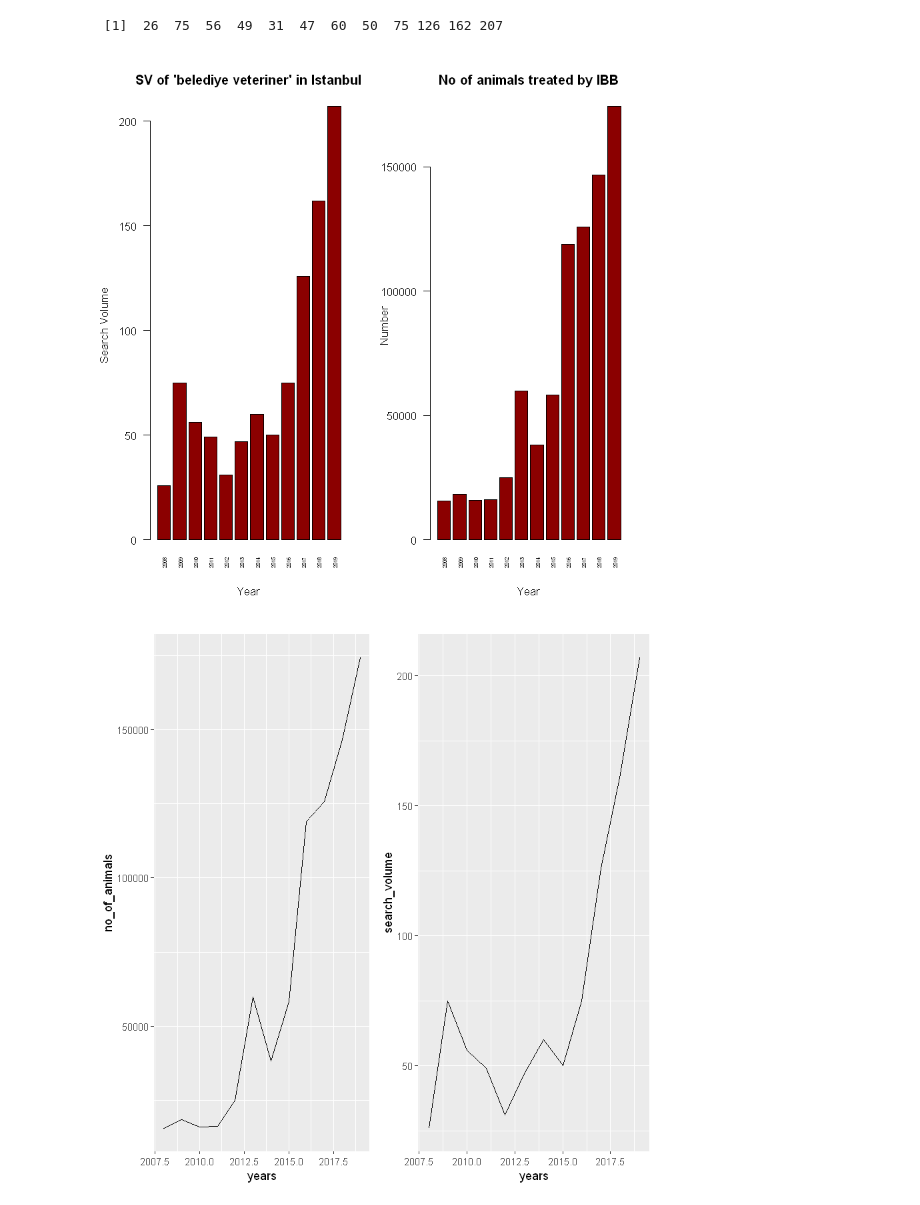
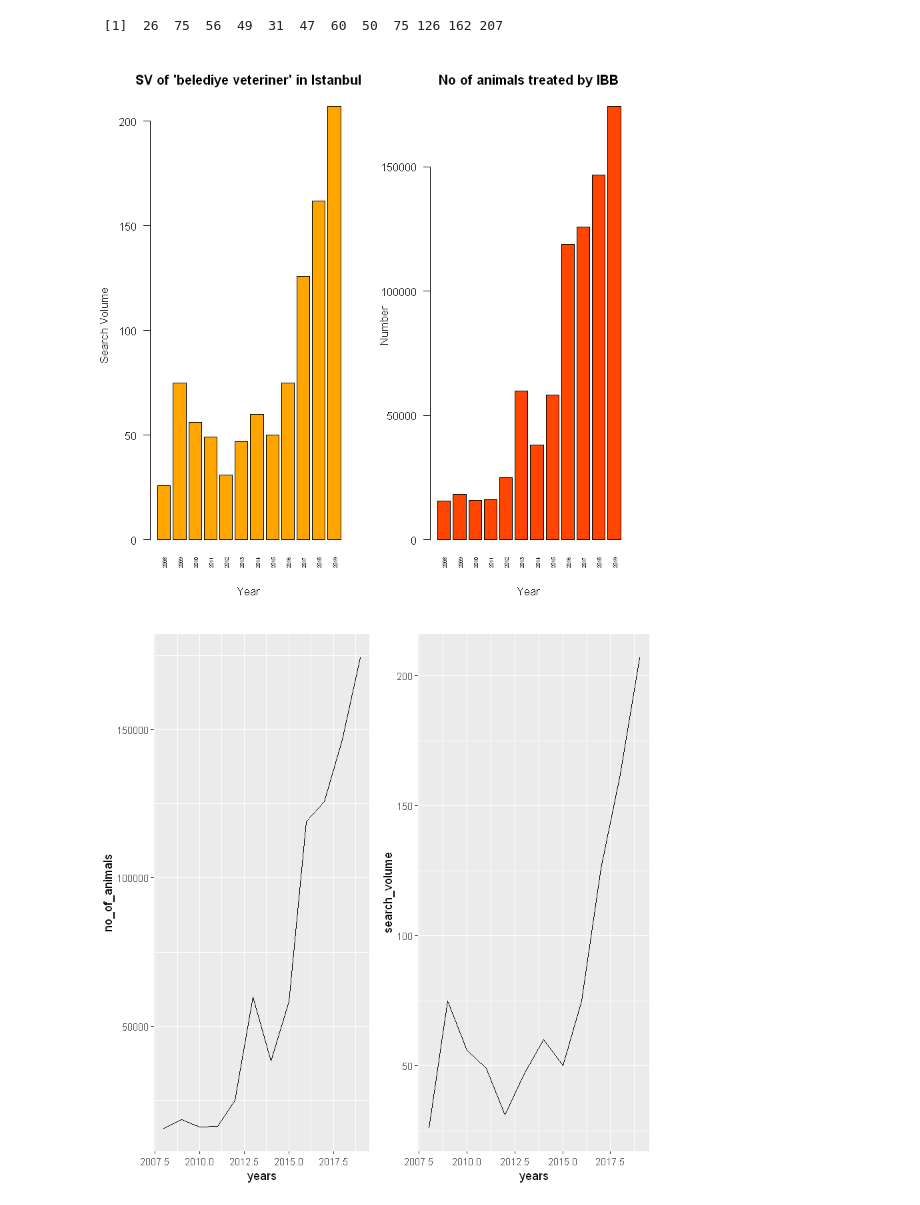
Before and after one commit to BU-IE-360/fall20-goktugacik, a Jupyter notebook: files/hw1/goktugacik-hw1.ipynb, the cells around one changed output. Drawn from its saved outputs; the diff is of its cells as text; code cells hidden in the pictures.

Commit message:
fixed plots and index.md

```diff
--- a/files/hw1/goktugacik-hw1.ipynb
+++ b/files/hw1/goktugacik-hw1.ipynb
@@ -111,22 +115,22 @@ search_volume
 # %%
 #Plot data side by side to compare visually as barplot
 layout(matrix(c(1,2), 2, 2, byrow = TRUE))
 barplot(search_volume,
 main = "SV of 'belediye veteriner' in İstanbul",
 names.arg = years2,
 las=2, cex.names=.5,
 xlab = "Year",
 ylab = "Search Volume",
-col = "darkred")
+col = "orange")
 barplot(no_of_animals,
 main = "No of animals treated by İBB",
 names.arg =years,
 las=2, cex.names=.5,
 xlab = "Year",
 ylab = "Number",
-col = "darkred")
+col = "orangered")
 # %% [output]
-[figure, old version]
+[figure, new version]
 # %%
 #Plot data side by side to compare visually as geom_line
 p1 <- ggplot(data=df, aes(x=years, y=no_of_animals)) + geom_line()
```
Also changed, not shown: parts of 19 cells of this notebook, 4 other files.
